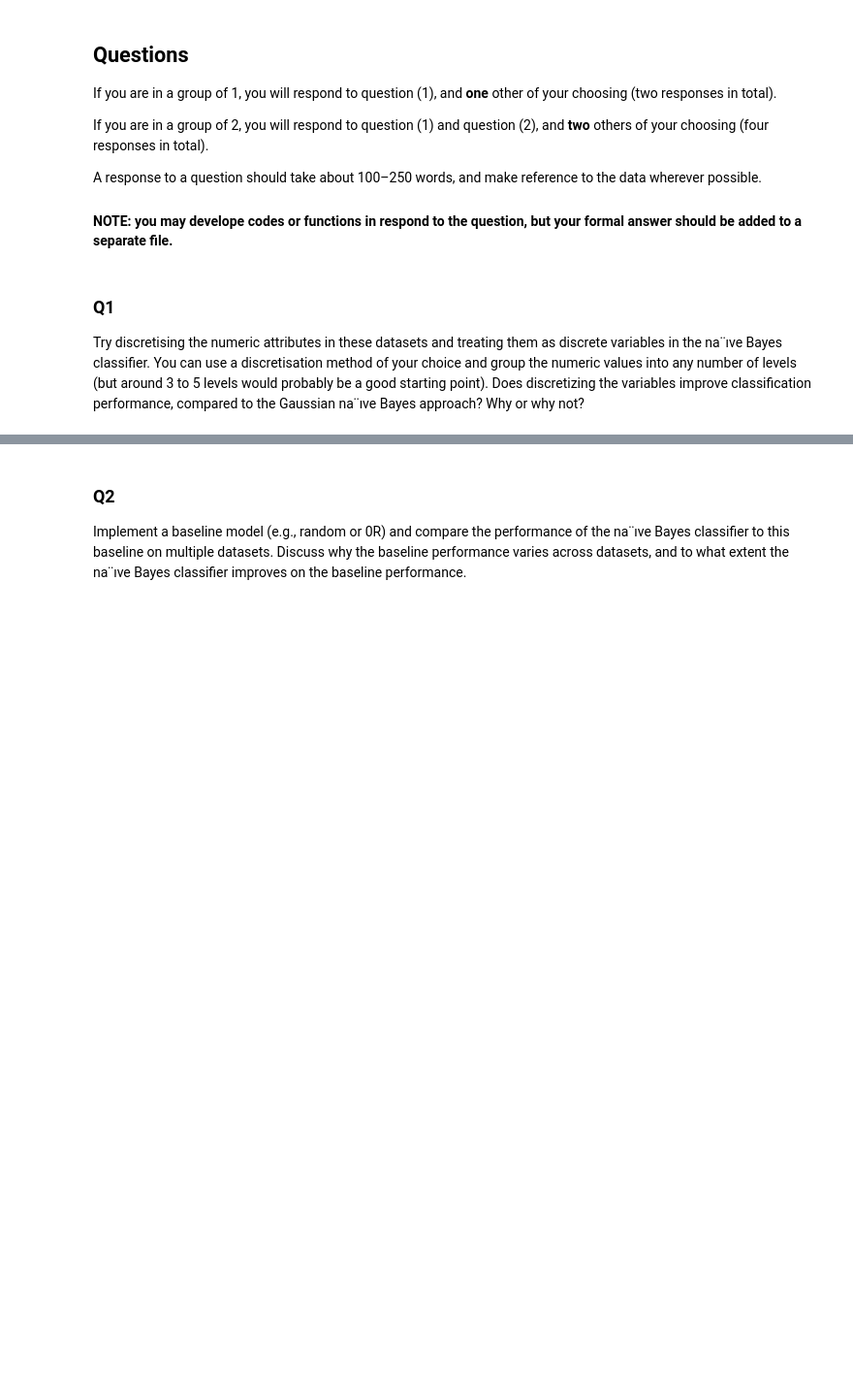
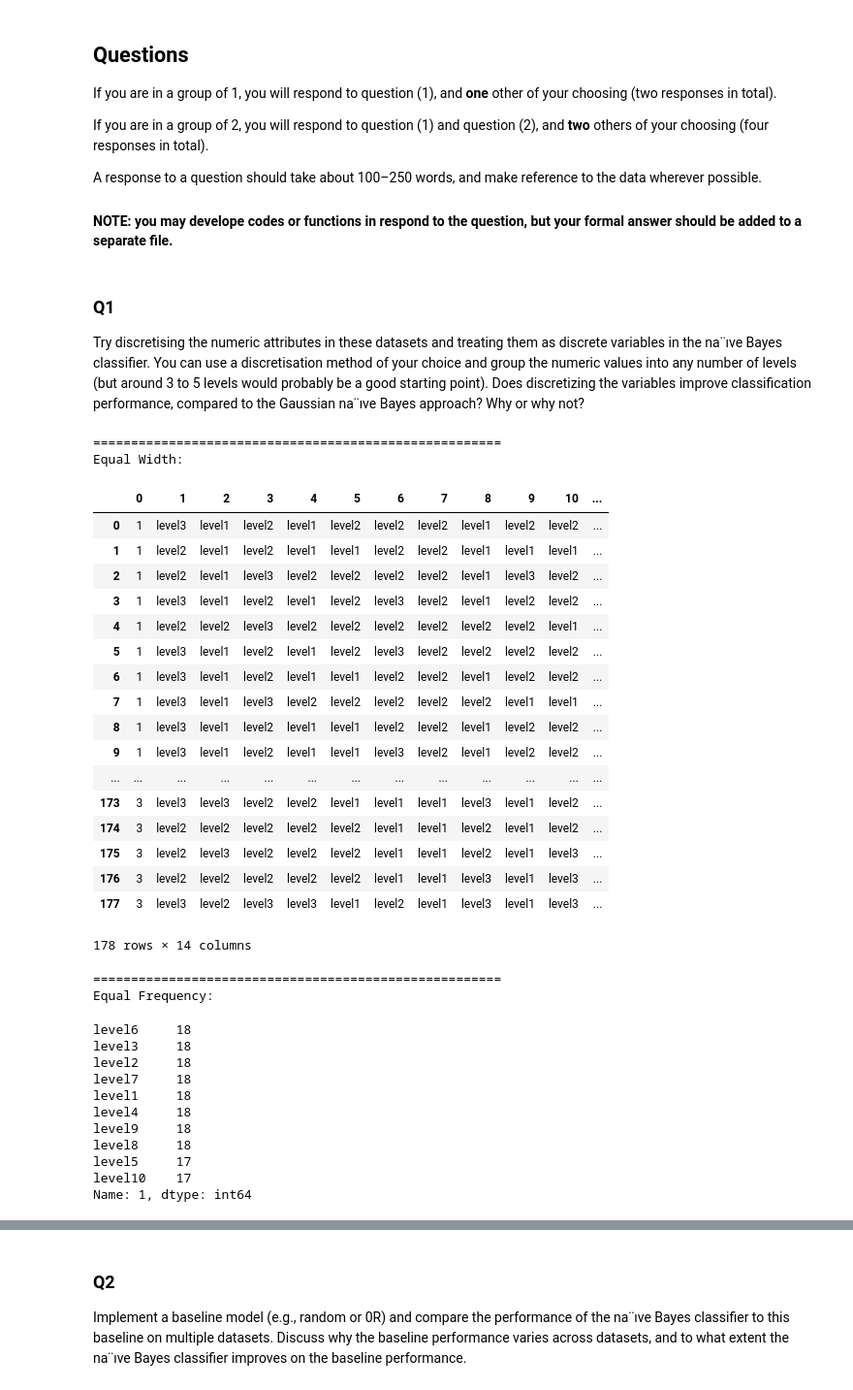
Before and after one commit to JerryMu/Naive-Bayes, a Jupyter notebook: assignment1.ipynb, the cells around one changed output, grey strips where cells are left out. Shown at 97% size. Cells and saved outputs as stored; diff of their text form; code cells hidden in the pictures; blank space fills up the shorter version.

```diff
--- a/assignment1.ipynb
+++ b/assignment1.ipynb
@@ -373,13 +371,47 @@ def discretise(data,data_type,levels,by):
     return copy_data,discrete_datatype
 # %%
-width_data,discrete_datatype = discretise(train_data,feature_types,levels=3,by='width')
-freq_data,discrete_datatype = discretise(train_data,feature_types,levels=10,by='freq')
-# print("======================================================")
-# print("Equal Width:")
-# display(width_data.iloc[:,class_column].value_counts())
-# print("======================================================")
-# print("Equal Frequency:")
-# display(freq_data.iloc[:,class_column].value_counts())
+width_data,discrete_datatype = discretise(train_data,levels=3,by='width')
+freq_data,discrete_datatype = discretise(train_data,levels=10,by='freq')
+print("======================================================")
+print("Equal Width:")
+display(width_data)
+print("======================================================")
+print("Equal Frequency:")
+display(freq_data[1])
+# %% [output]
+======================================================
+Equal Width:
+|  | 0 | 1 | 2 | 3 | 4 | 5 | 6 | 7 | 8 | 9 | 10 | ... |
+| 0 | 1 | level3 | level1 | level2 | level1 | level2 | level2 | level2 | level1 | level2 | level2 | ... |
+| 1 | 1 | level2 | level1 | level2 | level1 | level1 | level2 | level2 | level1 | level1 | level1 | ... |
+| 2 | 1 | level2 | level1 | level3 | level2 | level2 | level2 | level2 | level1 | level3 | level2 | ... |
+| 3 | 1 | level3 | level1 | level2 | level1 | level2 | level3 | level2 | level1 | level2 | level2 | ... |
+| 4 | 1 | level2 | level2 | level3 | level2 | level2 | level2 | level2 | level2 | level2 | level1 | ... |
+| 5 | 1 | level3 | level1 | level2 | level1 | level2 | level3 | level2 | level2 | level2 | level2 | ... |
+| 6 | 1 | level3 | level1 | level2 | level1 | level1 | level2 | level2 | level1 | level2 | level2 | ... |
+| 7 | 1 | level3 | level1 | level3 | level2 | level2 | level2 | level2 | level2 | level1 | level1 | ... |
+| 8 | 1 | level3 | level1 | level2 | level1 | level1 | level2 | level2 | level1 | level2 | level2 | ... |
+| 9 | 1 | level3 | level1 | level2 | level1 | level1 | level3 | level2 | level1 | level2 | level2 | ... |
+| ... | ... | ... | ... | ... | ... | ... | ... | ... | ... | ... | ... | ... |
+| 173 | 3 | level3 | level3 | level2 | level2 | level1 | level1 | level1 | level3 | level1 | level2 | ... |
+| 174 | 3 | level2 | level2 | level2 | level2 | level2 | level1 | level1 | level2 | level1 | level2 | ... |
+| 175 | 3 | level2 | level3 | level2 | level2 | level2 | level1 | level1 | level2 | level1 | level3 | ... |
+| 176 | 3 | level2 | level2 | level2 | level2 | level2 | level1 | level1 | level3 | level1 | level3 | ... |
+| 177 | 3 | level3 | level2 | level3 | level3 | level1 | level2 | level1 | level3 | level1 | level3 | ... |
+178 rows × 14 columns
+======================================================
+Equal Frequency:
+level6     18
+level3     18
+level2     18
+level7     18
+level1     18
+level4     18
+level9     18
+level8     18
+level5     17
+level10    17
+Name: 1, dtype: int64
 # %%
 display(width_data.head(5))
 freq_data[4].value_counts()
```
Also changed, not shown: parts of 11 cells of this notebook.
